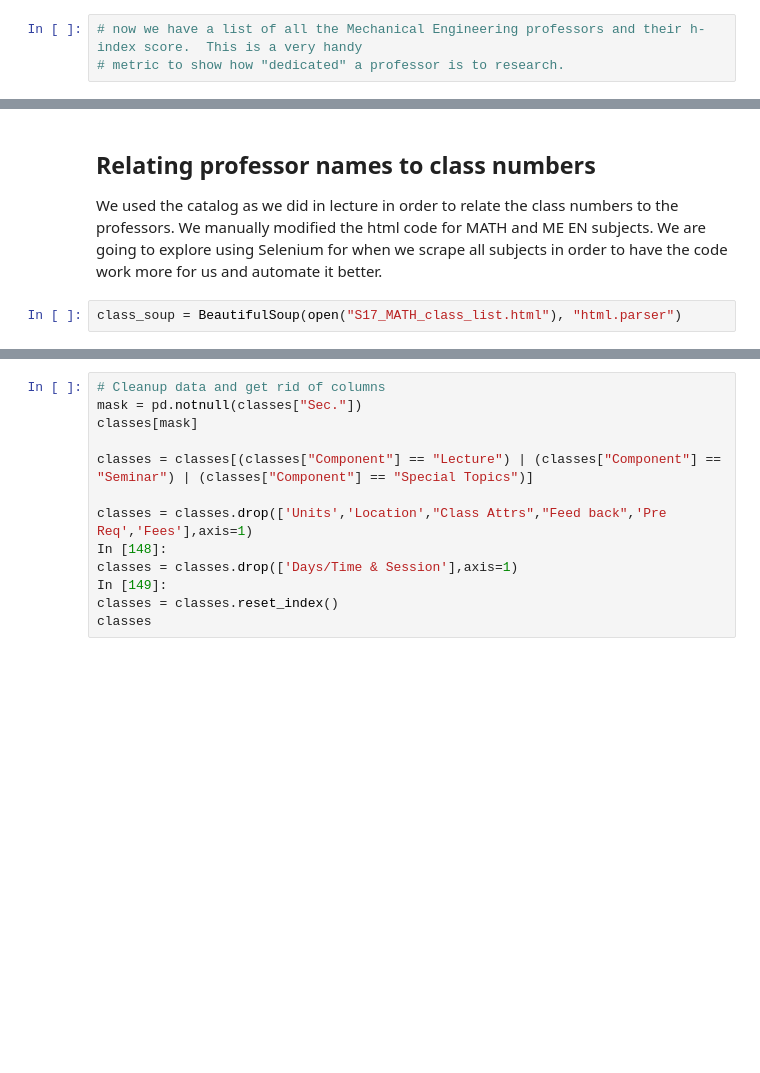
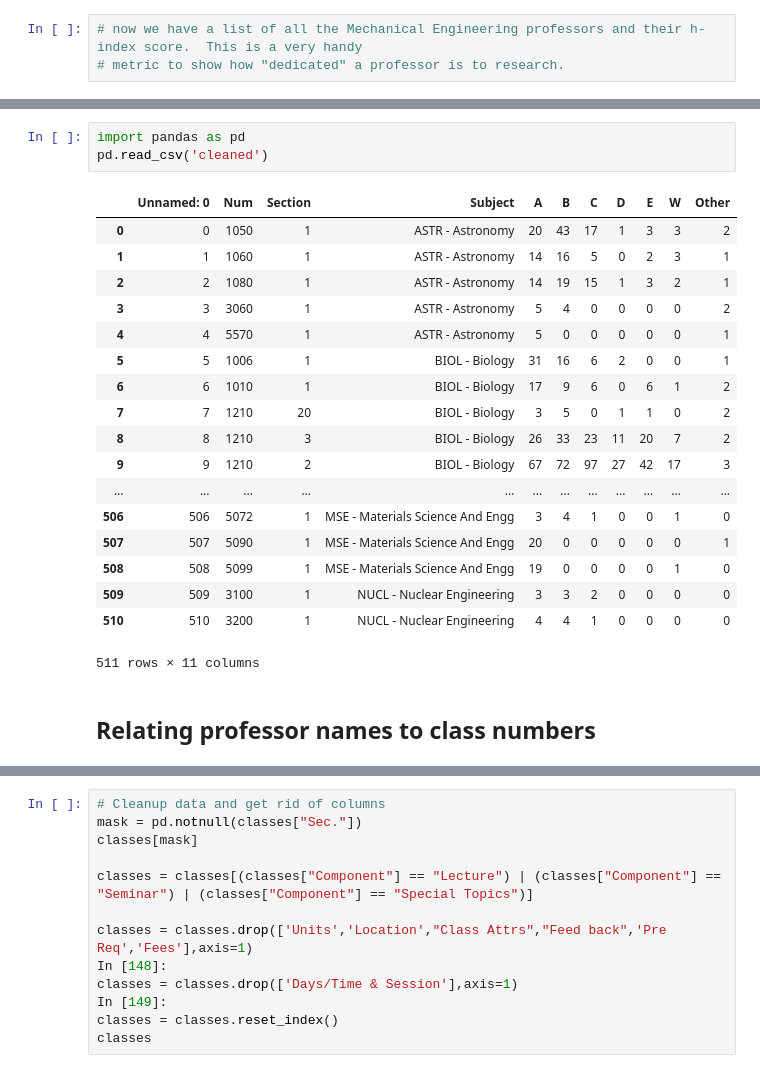
Before and after one commit to piraquive/DS_project, a Jupyter notebook: Milestone 1.ipynb, the cells around one changed output, grey strips where cells are left out. Cells and saved outputs as stored; diff of their text form; blank space fills up the shorter version.

```diff
--- a/Milestone 1.ipynb
+++ b/Milestone 1.ipynb
@@ -140,5 +139,24 @@ cleaned[1]
-# %% [markdown]
-## Relating professor names to class numbers
-We used the catalog as we did in lecture in order to relate the class numbers to the professors. We manually modified the html code for MATH and ME EN subjects. We are going to explore using Selenium for when we scrape all subjects in order to have the code work more for us and automate it better.
-# %%
-class_soup = BeautifulSoup(open("S17_MATH_class_list.html"), "html.parser")
+# %%
+import pandas as pd
+pd.read_csv('cleaned')
+# %% [output]
+|  | Unnamed: 0 | Num | Section | Subject | A | B | C | D | E | W | Other |
+| 0 | 0 | 1050 | 1 | ASTR - Astronomy | 20 | 43 | 17 | 1 | 3 | 3 | 2 |
+| 1 | 1 | 1060 | 1 | ASTR - Astronomy | 14 | 16 | 5 | 0 | 2 | 3 | 1 |
+| 2 | 2 | 1080 | 1 | ASTR - Astronomy | 14 | 19 | 15 | 1 | 3 | 2 | 1 |
+| 3 | 3 | 3060 | 1 | ASTR - Astronomy | 5 | 4 | 0 | 0 | 0 | 0 | 2 |
+| 4 | 4 | 5570 | 1 | ASTR - Astronomy | 5 | 0 | 0 | 0 | 0 | 0 | 1 |
+| 5 | 5 | 1006 | 1 | BIOL - Biology | 31 | 16 | 6 | 2 | 0 | 0 | 1 |
+| 6 | 6 | 1010 | 1 | BIOL - Biology | 17 | 9 | 6 | 0 | 6 | 1 | 2 |
+| 7 | 7 | 1210 | 20 | BIOL - Biology | 3 | 5 | 0 | 1 | 1 | 0 | 2 |
+| 8 | 8 | 1210 | 3 | BIOL - Biology | 26 | 33 | 23 | 11 | 20 | 7 | 2 |
+| 9 | 9 | 1210 | 2 | BIOL - Biology | 67 | 72 | 97 | 27 | 42 | 17 | 3 |
+| ... | ... | ... | ... | ... | ... | ... | ... | ... | ... | ... | ... |
+| 506 | 506 | 5072 | 1 | MSE - Materials Science And Engg | 3 | 4 | 1 | 0 | 0 | 1 | 0 |
+| 507 | 507 | 5090 | 1 | MSE - Materials Science And Engg | 20 | 0 | 0 | 0 | 0 | 0 | 1 |
+| 508 | 508 | 5099 | 1 | MSE - Materials Science And Engg | 19 | 0 | 0 | 0 | 0 | 1 | 0 |
+| 509 | 509 | 3100 | 1 | NUCL - Nuclear Engineering | 3 | 3 | 2 | 0 | 0 | 0 | 0 |
+| 510 | 510 | 3200 | 1 | NUCL - Nuclear Engineering | 4 | 4 | 1 | 0 | 0 | 0 | 0 |
+511 rows × 11 columns
+# %% [markdown]
+## Relating professor names to class numbers
```
Also changed, not shown: parts of 5 cells of this notebook.
